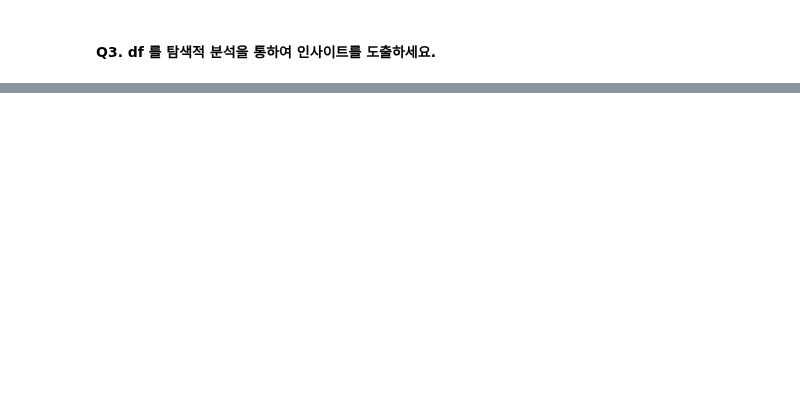
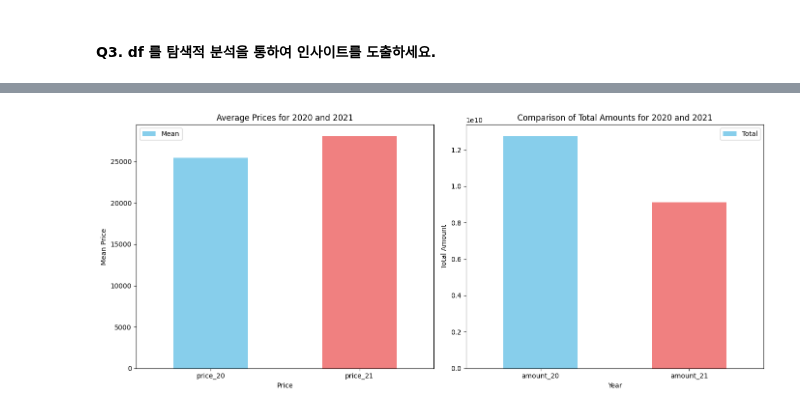
Before and after one commit to Kimhang-KDT/kita_2404, a Jupyter notebook: m3_분석 라이브러리/numpy_실습/m3_실습_고객_구매데이터.ipynb, the cells around one changed output, grey strips where cells are left out. Saved outputs shown, nothing was run; the diff lists cells and outputs as text; code cells hidden in the pictures; blank space fills up the shorter version.

```diff
--- a/m3_분석 라이브러리/numpy_실습/m3_실습_고객_구매데이터.ipynb
+++ b/m3_분석 라이브러리/numpy_실습/m3_실습_고객_구매데이터.ipynb
@@ -179,3 +188,33 @@ plt.show()
+# %%
+# 인사이트 5 탐색
+
+# Amount 20 / 21 데이터
+sales_year = df[['amount_20', 'amount_21']].sum().reset_index()
+sales_year.columns = ['Year', 'Total']
+
+# Price 20 / 21 데이터
+price_year = df[['price_20', 'price_21']].mean().reset_index()
+price_year.columns = ['Price', 'Mean']
+
+# Amount & Price 그래프
+fig, (ax1, ax2) = plt.subplots(1, 2, figsize=(14, 6))
+
+price_year.plot(kind='bar', x='Price', y='Mean', color=['skyblue', 'lightcoral'], ax=ax1)
+ax1.set_title('Average Prices for 2020 and 2021')
+ax1.set_xlabel('Price')
+ax1.set_ylabel('Mean Price')
+ax1.set_xticklabels(price_year['Price'], rotation=0)
+
+sales_year.plot(kind='bar', x='Year', y='Total', color=['skyblue', 'lightcoral'], ax=ax2)
+ax2.set_title('Comparison of Total Amounts for 2020 and 2021')
+ax2.set_xlabel('Year')
+ax2.set_ylabel('Total Amount')
+ax2.set_xticklabels(sales_year['Year'], rotation=0)
+
+plt.tight_layout()
+plt.show()
+# %% [output]
+[figure, added]
 # %%
 # 제품 선호도 조사
 # 연령대별, 지역별
```
Also changed, not shown: parts of 11 cells of this notebook.
